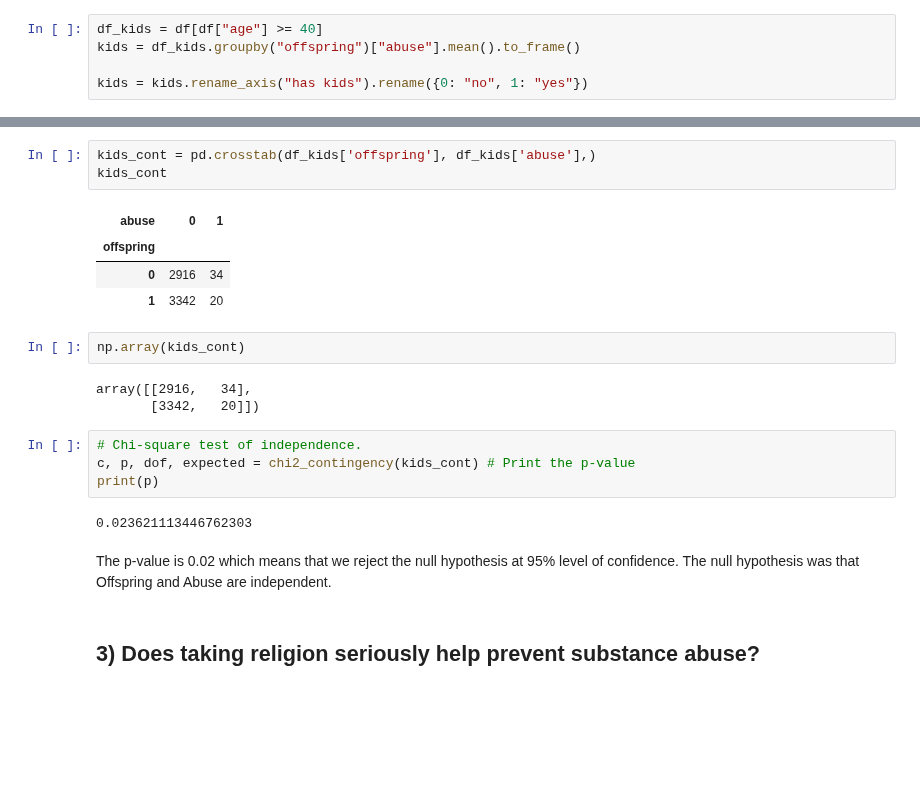
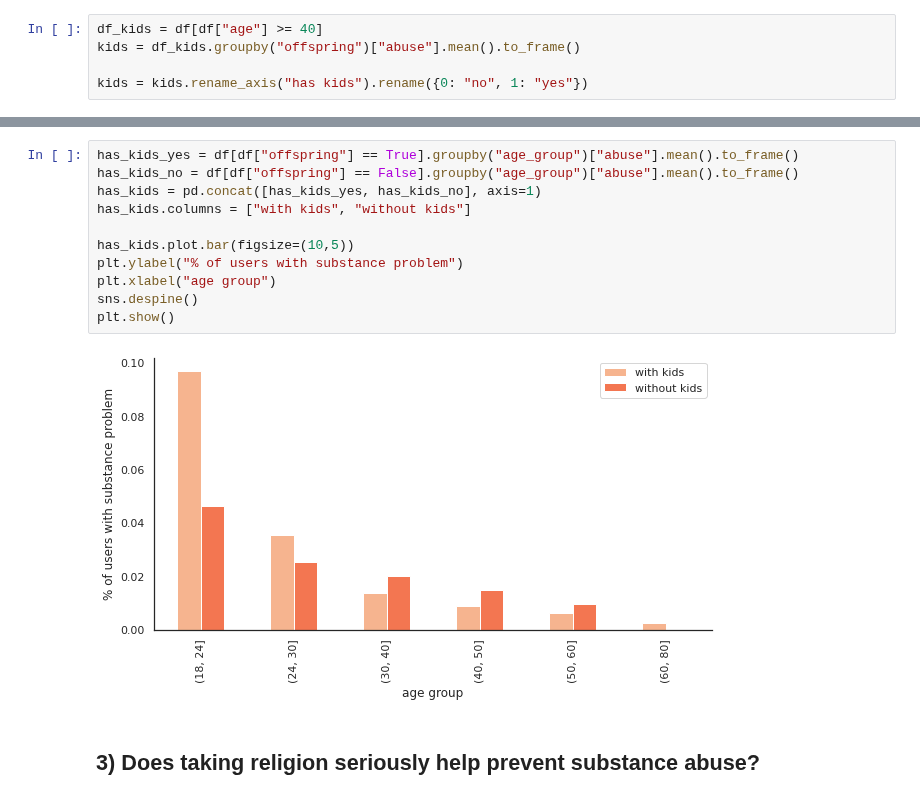
Before and after one commit to brunoarine/substance-problem-study, a Jupyter notebook: notebooks/project.ipynb, the cells around one changed output, grey strips where cells are left out. Drawn from its saved outputs; the diff is of its cells as text; blank space fills up the shorter version.

Commit message:
fix: Plot offspring effect grouped by age

```diff
--- a/notebooks/project.ipynb
+++ b/notebooks/project.ipynb
@@ -185,24 +185,16 @@ plt.show()
-# %%
-kids_cont = pd.crosstab(df_kids['offspring'], df_kids['abuse'],)
-kids_cont
-# %% [output]
-| abuse | 0 | 1 |
-| offspring |  |  |
-| 0 | 2916 | 34 |
-| 1 | 3342 | 20 |
-# %%
-np.array(kids_cont)
-# %% [output]
-array([[2916,   34],
-       [3342,   20]])
-# %%
-# Chi-square test of independence.
-c, p, dof, expected = chi2_contingency(kids_cont) # Print the p-value
-print(p)
-# %% [output]
-0.023621113446762303
-# %% [markdown]
-The p-value is 0.02 which means that we reject the null hypothesis at 95% level of confidence. The null hypothesis was that Offspring and Abuse are independent.
+# %%
+has_kids_yes = df[df["offspring"] == True].groupby("age_group")["abuse"].mean().to_frame()
+has_kids_no = df[df["offspring"] == False].groupby("age_group")["abuse"].mean().to_frame()
+has_kids = pd.concat([has_kids_yes, has_kids_no], axis=1)
+has_kids.columns = ["with kids", "without kids"]
+
+has_kids.plot.bar(figsize=(10,5))
+plt.ylabel("% of users with substance problem")
+plt.xlabel("age group")
+sns.despine()
+plt.show()
+# %% [output]
+[figure, added]
 # %% [markdown]
 ## 3) Does taking religion seriously help prevent substance abuse?
 # %% [markdown]
```
Also changed, not shown: parts of 5 cells of this notebook.
